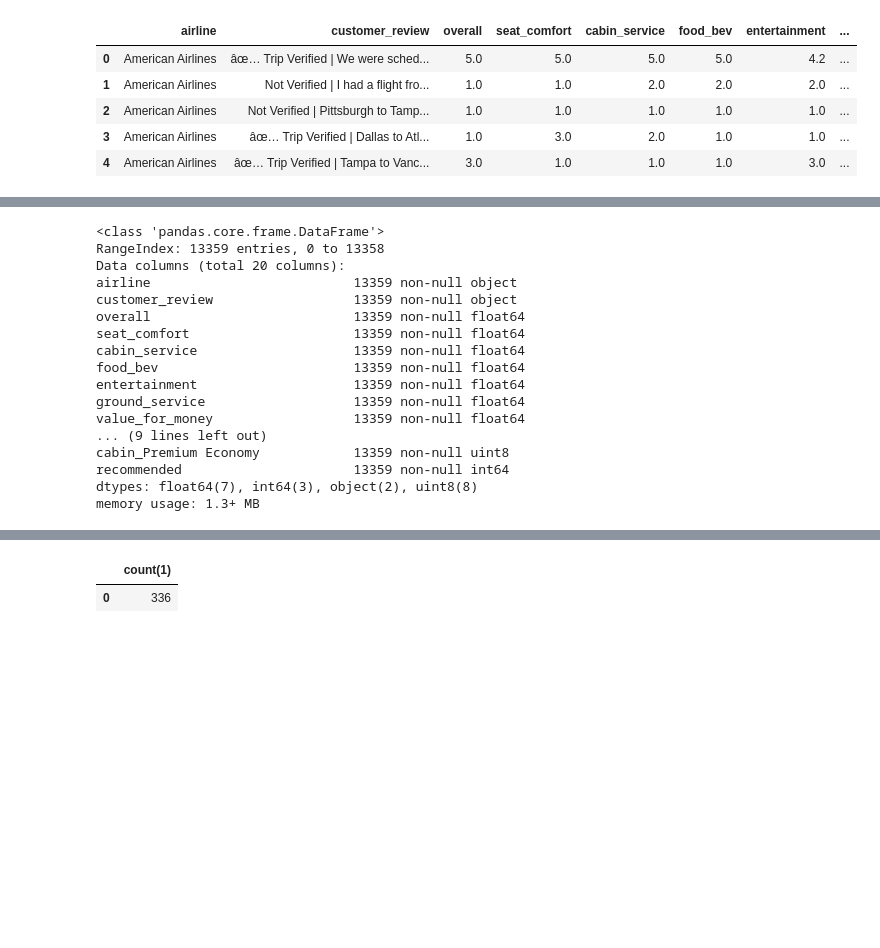
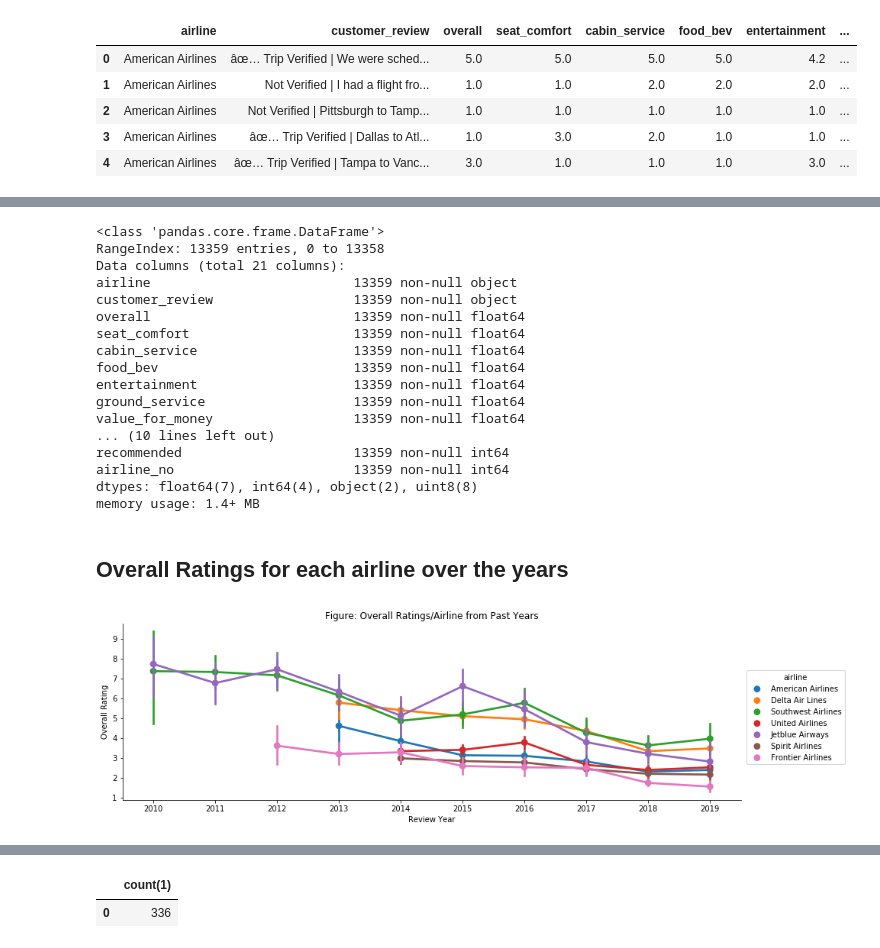
Before and after one commit to Minsifye/US-Airlines-Data-Analysis, a Jupyter notebook: Skytrax_Data_Analysis.ipynb, the cells around one changed output, grey strips where cells are left out. Saved outputs shown, nothing was run; the diff lists cells and outputs as text; code cells hidden in the pictures; blank space fills up the shorter version.

```diff
--- a/Skytrax_Data_Analysis.ipynb
+++ b/Skytrax_Data_Analysis.ipynb
@@ -435,3 +447,10 @@ df_sky.head()
 | 2 | American Airlines | Not Verified | Pittsburgh to Tamp... | 1.0 | 1.0 | 1.0 | 1.0 | 1.0 | ... |
 | 3 | American Airlines | âœ… Trip Verified | Dallas to Atl... | 1.0 | 3.0 | 2.0 | 1.0 | 1.0 | ... |
 | 4 | American Airlines | âœ… Trip Verified | Tampa to Vanc... | 3.0 | 1.0 | 1.0 | 1.0 | 3.0 | ... |
+# %%
+
+look_up_airline = {'American Airlines':1, 'Delta Air Lines':2, 'Southwest Airlines':3,
+           'United Airlines':4, 'Jetblue Airways':5, 'Spirit Airlines':6,'Frontier Airlines':7}
+
+df_sky['airline_no'] = df_sky['airline'].apply(lambda x: look_up_airline[x])
+df_sky[['airline', 'airline_no']].groupby('airline').mean()
@@ -440,7 +469,7 @@ df_sky.info()
 # %% [output]
 <class 'pandas.core.frame.DataFrame'>
 RangeIndex: 13359 entries, 0 to 13358
-Data columns (total 20 columns):
+Data columns (total 21 columns):
 airline                          13359 non-null object
 customer_review                  13359 non-null object
 overall                          13359 non-null float64
@@ -450,11 +479,21 @@ food_bev                         13359 non-null float64
 entertainment                    13359 non-null float64
 ground_service                   13359 non-null float64
 value_for_money                  13359 non-null float64
-... (9 lines left out)
-cabin_Premium Economy            13359 non-null uint8
+... (10 lines left out)
 recommended                      13359 non-null int64
-dtypes: float64(7), int64(3), object(2), uint8(8)
-memory usage: 1.3+ MB
+airline_no                       13359 non-null int64
+dtypes: float64(7), int64(4), object(2), uint8(8)
+memory usage: 1.4+ MB
 # %%
 # Data Cleaning completed and file stored in csv format
 df_sky.to_csv('Skytrax_Modified.csv', index=False)
+# %% [markdown]
+## Overall Ratings for each airline over the years
+# %%
+#plt.figure(figsize=(5,5));
+sns.factorplot(x='review_year', y='overall',data=df_sky, height=6, aspect=3, hue='airline');
+plt.xlabel('Review Year');
+plt.ylabel('Overall Rating');
+plt.title("Figure: Overall Ratings/Airline from Past Years");
+# %% [output]
+[figure, added]
```
Also changed, not shown: parts of 28 cells of this notebook.
